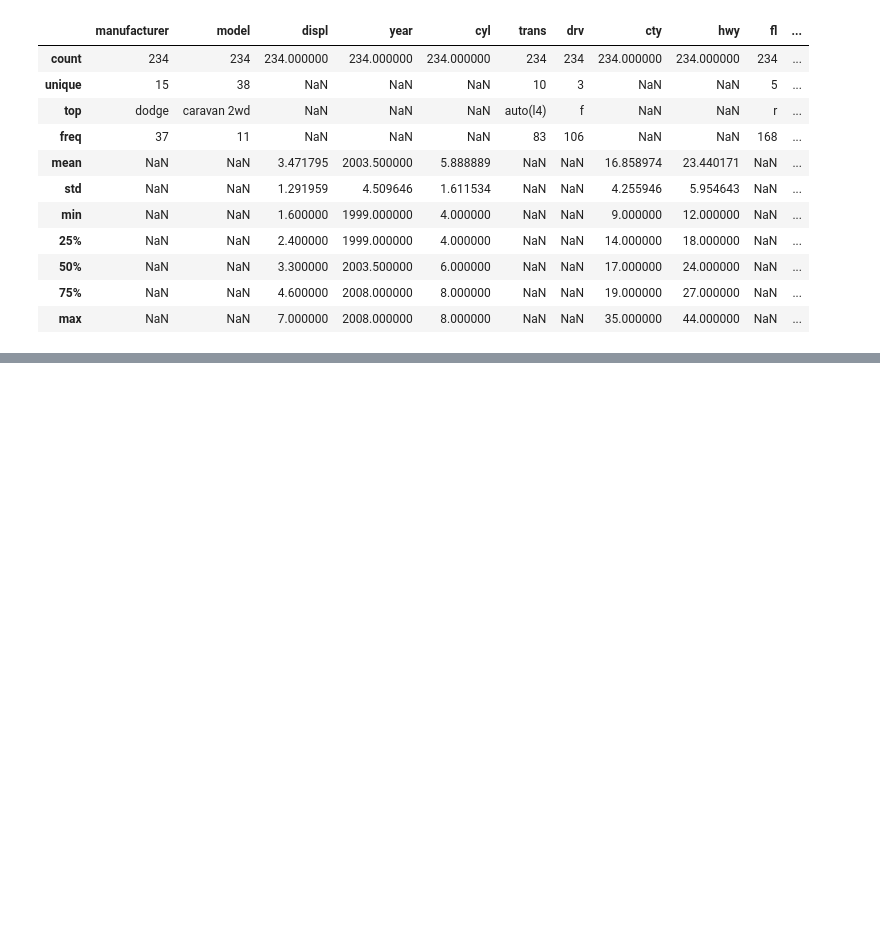
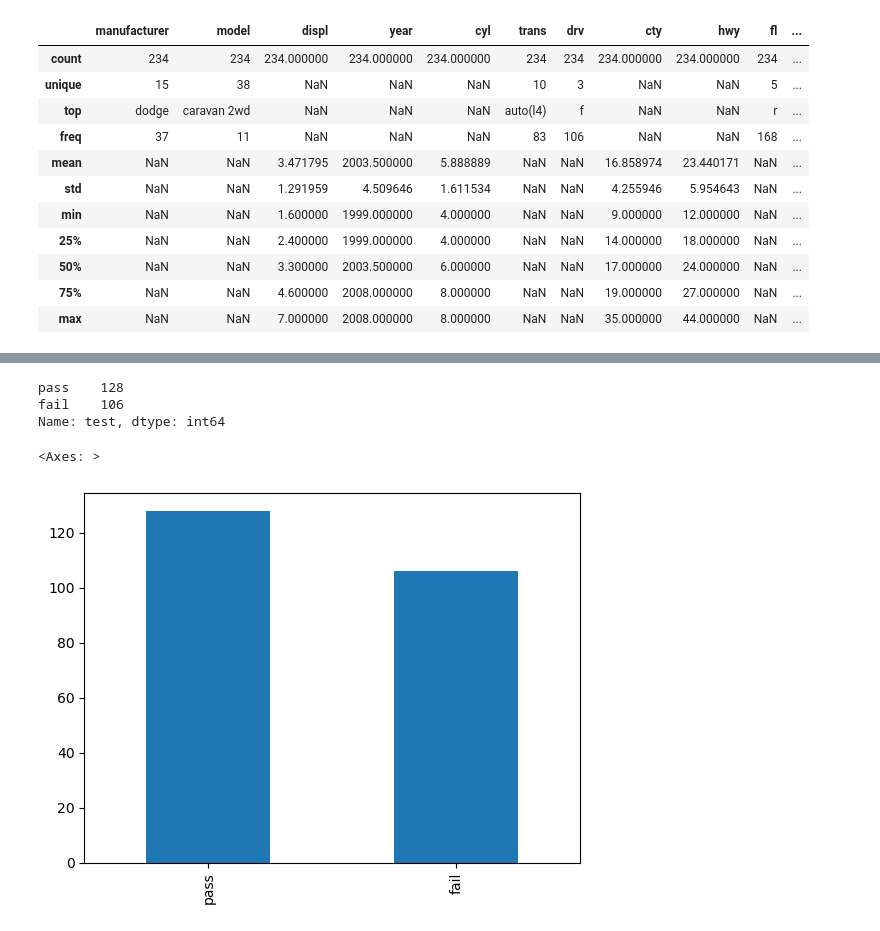
Before and after one commit to gun587330/-, a Jupyter notebook: Note.ipynb, the cells around one changed output, grey strips where cells are left out. Drawn from its saved outputs; the diff is of its cells as text; code cells hidden in the pictures; blank space fills up the shorter version.

```diff
--- a/Note.ipynb
+++ b/Note.ipynb
@@ -352,0 +475,8 @@ mpg.describe(include = 'all')
+# %%
+# 2. 합격 판정 변수 만들기
+# 조건문(conditional statements) 함수 : 조건에 따라 서로 다른 값을 반환하는 함수
+# Numpy : 배열 연산, 통계치 계산 등 수치 연산에 자주 사용하는 패키지
+# np.where(조건, 조건에 맞을 때 부여할 값, 조건에 맞지 않을 때 부여할 값)
+import numpy as np # numpy 패키지를 np로 로드(load)
+mpg['test'] = np.where(mpg['total'] >= 20, 'pass', 'fail') # 20이상이면 pass, 그렇지 않으면 fail 부여
+mpg
@@ -352,0 +497,15 @@ mpg.describe(include = 'all')
+# %%
+# 3. 빈도표(Frenquency table)로 합격 판정 자동차 수 살펴보기
+# 합격 판정을 받은 자동차와 불합격 판정을 받은 자동차가 몇 대인지 알아보기
+mpg['test'].value_counts() # 연비 합격 빈도표 만들기
+# %% [output]
+pass    128
+fail    106
+Name: test, dtype: int64
+# %%
+# 4. 막대 그래프로 빈도 표현하기
+count_test = mpg['test'].value_counts() # 연비 합격 빈도표를 변수에 할당
+count_test.plot.bar() # 연비 합격 빈도 막대 그래프 만들기
+# %% [output]
+<Axes: >
+[figure, added]
```
Also changed, not shown: parts of 14 cells of this notebook.
